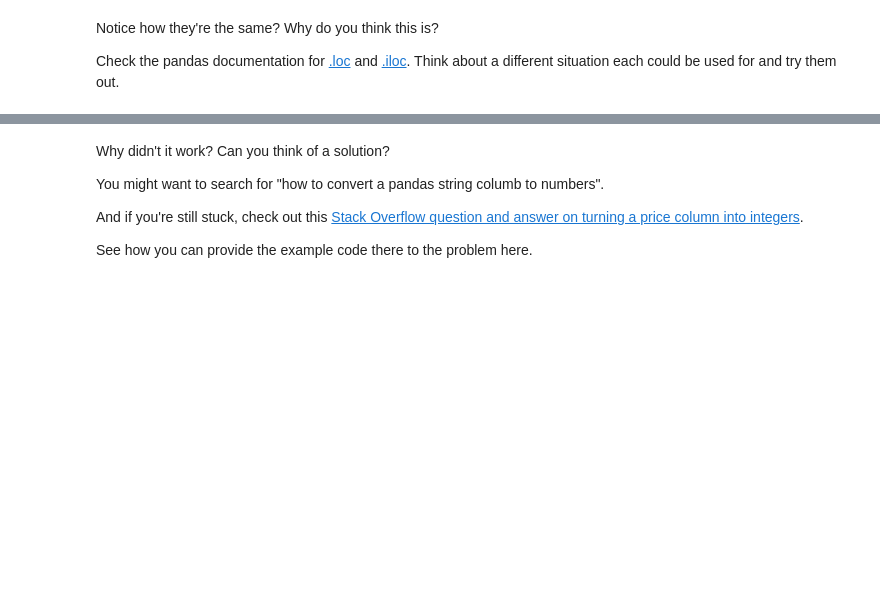
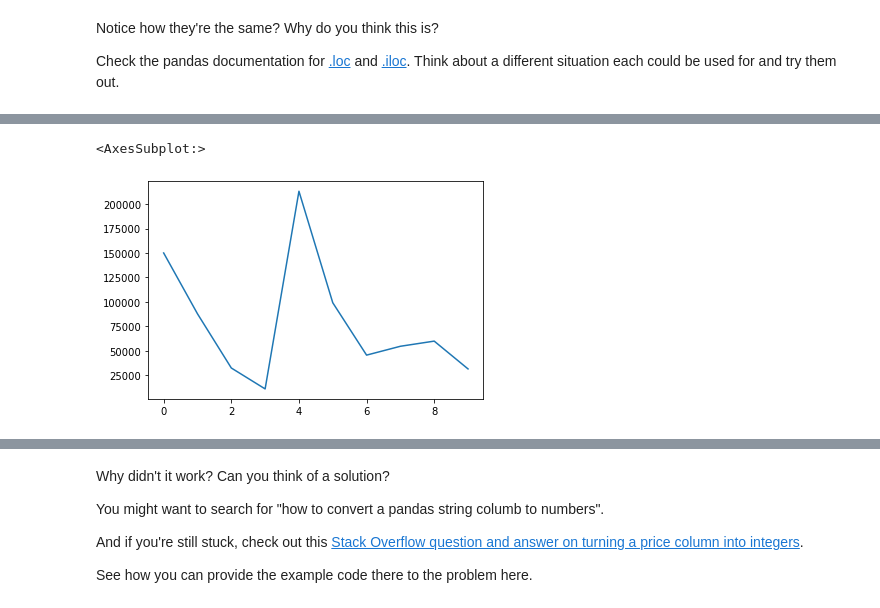
Before and after one commit to tothetop430/MLZTM-Exercises, a Jupyter notebook: pandas/pandas-exercises.ipynb, the cells around one changed output, grey strips where cells are left out. Cells and saved outputs as stored; diff of their text form; code cells hidden in the pictures; blank space fills up the shorter version.

```diff
--- a/pandas/pandas-exercises.ipynb
+++ b/pandas/pandas-exercises.ipynb
@@ -23,5 +45,6 @@ For further reference and resources, it's advised to check out the [pandas docum
 # %%
 # Import "../data/car-sales.csv" and turn it into a DataFrame
+car_sales = pd.read_csv('car-sales.csv')
 # %% [markdown]
 **Note:** Since you've imported `../data/car-sales.csv` as a DataFrame, we'll now refer to this DataFrame as 'the car sales DataFrame'.
 # %%
@@ -69,5 +219,12 @@ Check the pandas documentation for [.loc](https://pandas.pydata.org/pandas-docs/
 # %%
 # Import Matplotlib and create a plot of the Odometer column
 # Don't forget to use %matplotlib inline
+%matplotlib inline
+import matplotlib.pyplot as plt
+
+car_sales['Odometer (KM)'].plot()
+# %% [output]
+<AxesSubplot:>
+[figure, added]
 # %%
 # Create a histogram of the Odometer column using hist()
```
Also changed, not shown: parts of 45 cells of this notebook.
